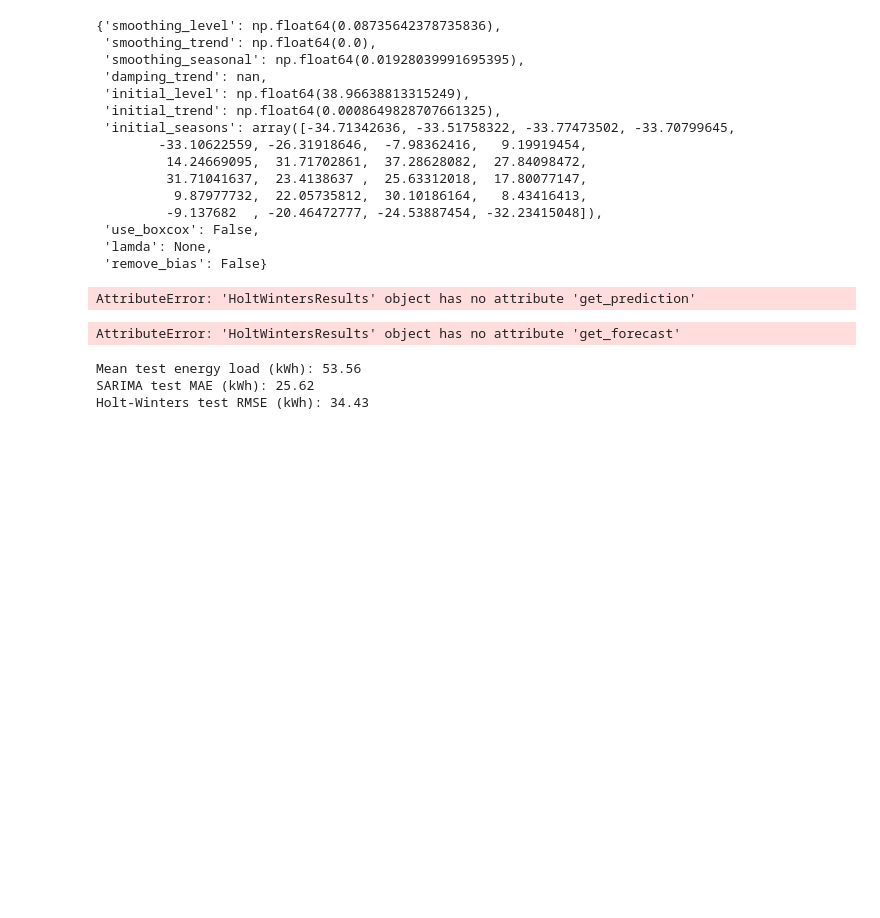
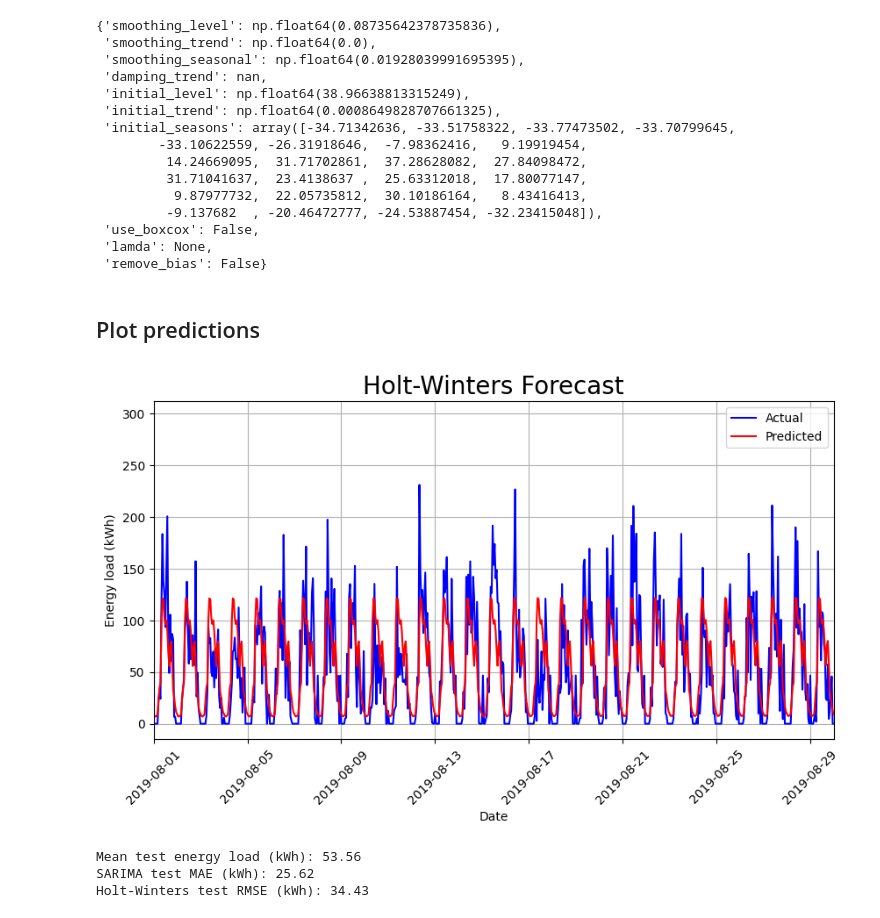
Before and after one commit to CammN/ev_load_fc, a Jupyter notebook: notebooks/06_baseline_models.ipynb, the cells around one changed output. Cells and saved outputs as stored; diff of their text form; code cells hidden in the pictures; blank space fills up the shorter version.

```diff
--- a/notebooks/06_baseline_models.ipynb
+++ b/notebooks/06_baseline_models.ipynb
@@ -186,29 +200,28 @@ fit_hw.params
  'use_boxcox': False,
  'lamda': None,
  'remove_bias': False}
-# %%
-fit_hw.get_prediction(start=len(y_train), end=len(y_train)+len(y_test))
-# %% [output]
-AttributeError: 'HoltWintersResults' object has no attribute 'get_prediction'
+# %% [markdown]
+## Plot predictions
 # %%
+# predict using the datetime index of the test set
+hw_preds = fit_hw.predict(start=y_test.index[0], end=y_test.index[-1])
+
 eval_min = datetime(2019,8,1)
 eval_max = datetime(2019,8,30)
-
-hw_forecast = fit_hw.get_forecast(len(y_test))
 
 fig = plt.figure(figsize=(10,5))
 plt.title('Holt-Winters Forecast', fontsize=20)
 plt.plot(y_test.index, y_test['energy'], label='Actual', color='blue')
-plt.plot(hw_forecast.index, hw_forecast.values, label='Predicted', color='red')
+plt.plot(hw_preds.index, hw_preds.values, label='Predicted', color='red')
 plt.legend()
 plt.xlabel('Date')
 plt.ylabel('Energy load (kWh)')
 plt.xticks(rotation=45)
 plt.xlim(eval_min, eval_max)
 plt.grid()
 plt.show()
 # %% [output]
-AttributeError: 'HoltWintersResults' object has no attribute 'get_forecast'
+[figure, added]
 # %%
 # Average load for test set
 naive_test_mean = y_test.mean(axis=0).iloc[0]
```
Also changed, not shown: parts of 10 cells of this notebook, 17 other files.
